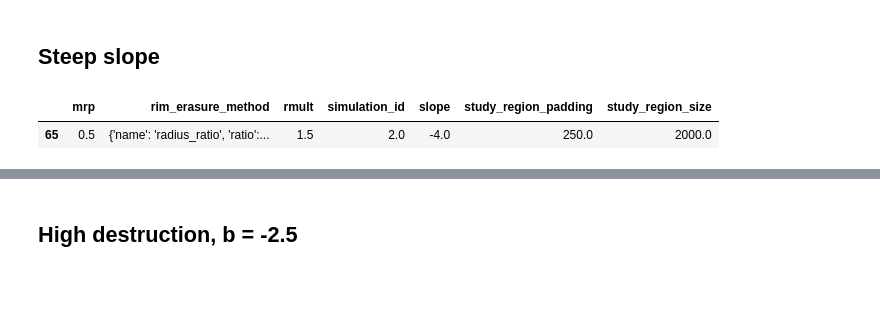
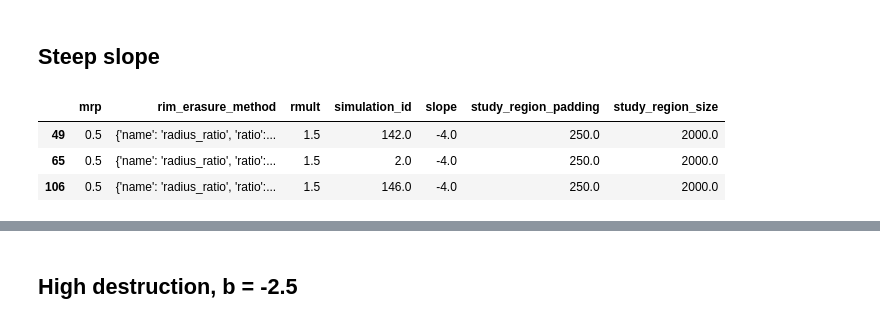
Before and after one commit to seanmason/saturation, a Jupyter notebook: notebooks/thesis/Chapter4/SingleSimulationPlots.ipynb, the cells around one changed output, grey strips where cells are left out. Saved outputs shown, nothing was run; the diff lists cells and outputs as text; code cells hidden in the pictures; blank space fills up the shorter version.

```diff
--- a/notebooks/thesis/Chapter4/SingleSimulationPlots.ipynb
+++ b/notebooks/thesis/Chapter4/SingleSimulationPlots.ipynb
@@ -16,6 +14,6 @@ spark = (SparkSession.builder
          .master(f"local[{n_cores}]")
          .appName("Saturation")
          .config("spark.sql.shuffle.partitions", "500")
-         .config("spark.driver.memory", "60g")
+         .config("spark.driver.memory", "40g")
          .config("spark.driver.maxResultSize", "8g")
          .getOrCreate())
@@ -238,15 +206,17 @@ fig.savefig(f"figures/{scenario_name}_csfds.png", bbox_inches="tight")
 # %%
 scenario_name = "steep_slope"
 selected_slope = -4
 selected_mrp = 0.5
 selected_rmult = 1.5
 
 filtered = configs_pdf[(configs_pdf.slope == selected_slope) & (configs_pdf.mrp == selected_mrp) & (configs_pdf.rmult == selected_rmult)]
-selected_simulation_id = int(filtered.simulation_id.iloc[0])
+selected_simulation_id = 2
 filtered
 # %% [output]
 |  | mrp | rim_erasure_method | rmult | simulation_id | slope | study_region_padding | study_region_size |
+| 49 | 0.5 | {'name': 'radius_ratio', 'ratio':... | 1.5 | 142.0 | -4.0 | 250.0 | 2000.0 |
 | 65 | 0.5 | {'name': 'radius_ratio', 'ratio':... | 1.5 | 2.0 | -4.0 | 250.0 | 2000.0 |
+| 106 | 0.5 | {'name': 'radius_ratio', 'ratio':... | 1.5 | 146.0 | -4.0 | 250.0 | 2000.0 |
 # %%
 n_samples = 250
 df = data.where(F.col("simulation_id") == selected_simulation_id)
```
Also changed, not shown: parts of 87 cells of this notebook, 3 other files.
